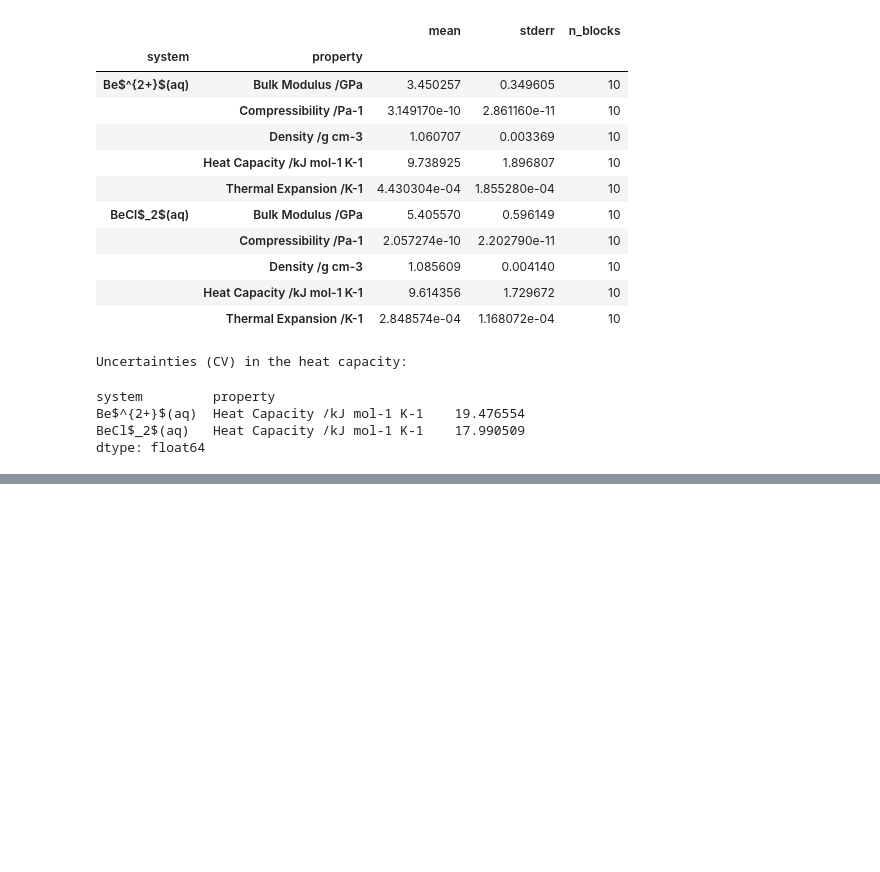
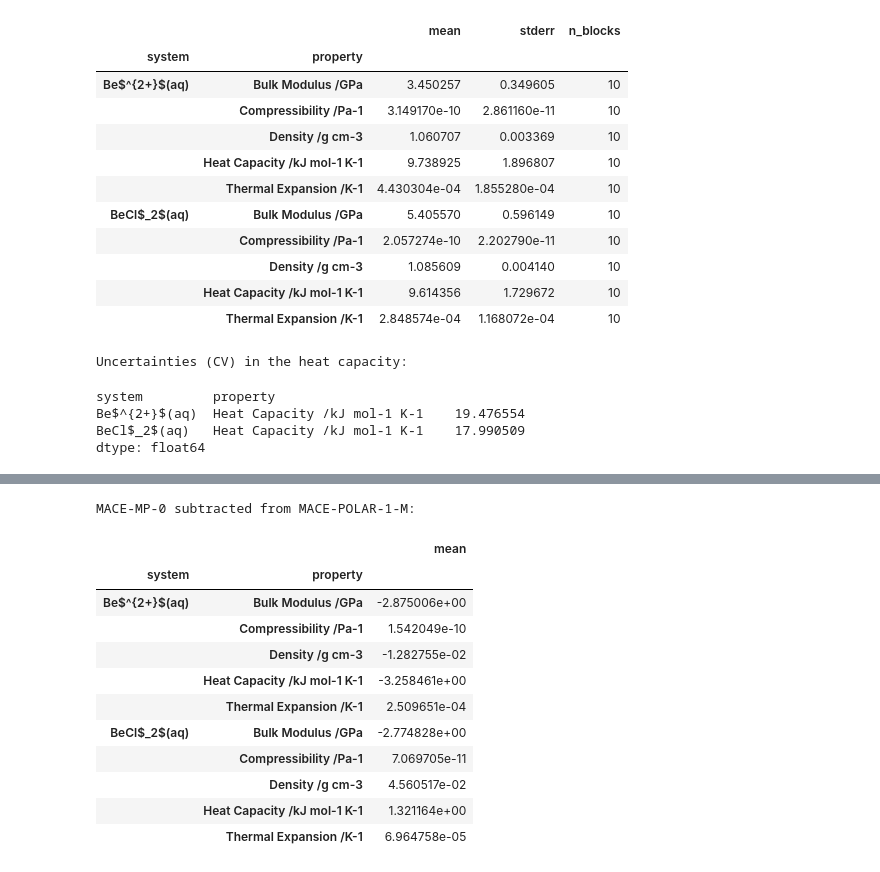
Before and after one commit to viktorsvahn/water, a Jupyter notebook: beryllium.ipynb, the cells around one changed output, grey strips where cells are left out. Drawn from its saved outputs; the diff is of its cells as text; code cells hidden in the pictures; blank space fills up the shorter version.

```diff
--- a/beryllium.ipynb
+++ b/beryllium.ipynb
@@ -377,0 +381,17 @@ dtype: float64
+# %%
+print('MACE-MP-0 subtracted from MACE-POLAR-1-M:')
+POLAR_thermo_df.data[["mean"]]-MP0_thermo_df.data[["mean"]]
+# %% [output]
+MACE-MP-0 subtracted from MACE-POLAR-1-M:
+|  |  | mean |
+| system | property |  |
+| Be$^{2+}$(aq) | Bulk Modulus /GPa | -2.875006e+00 |
+|  | Compressibility /Pa-1 | 1.542049e-10 |
+|  | Density /g cm-3 | -1.282755e-02 |
+|  | Heat Capacity /kJ mol-1 K-1 | -3.258461e+00 |
+|  | Thermal Expansion /K-1 | 2.509651e-04 |
+| BeCl$_2$(aq) | Bulk Modulus /GPa | -2.774828e+00 |
+|  | Compressibility /Pa-1 | 7.069705e-11 |
+|  | Density /g cm-3 | 4.560517e-02 |
+|  | Heat Capacity /kJ mol-1 K-1 | 1.321164e+00 |
+|  | Thermal Expansion /K-1 | 6.964758e-05 |
```
Also changed, not shown: parts of 2 cells of this notebook, 2 other files.
